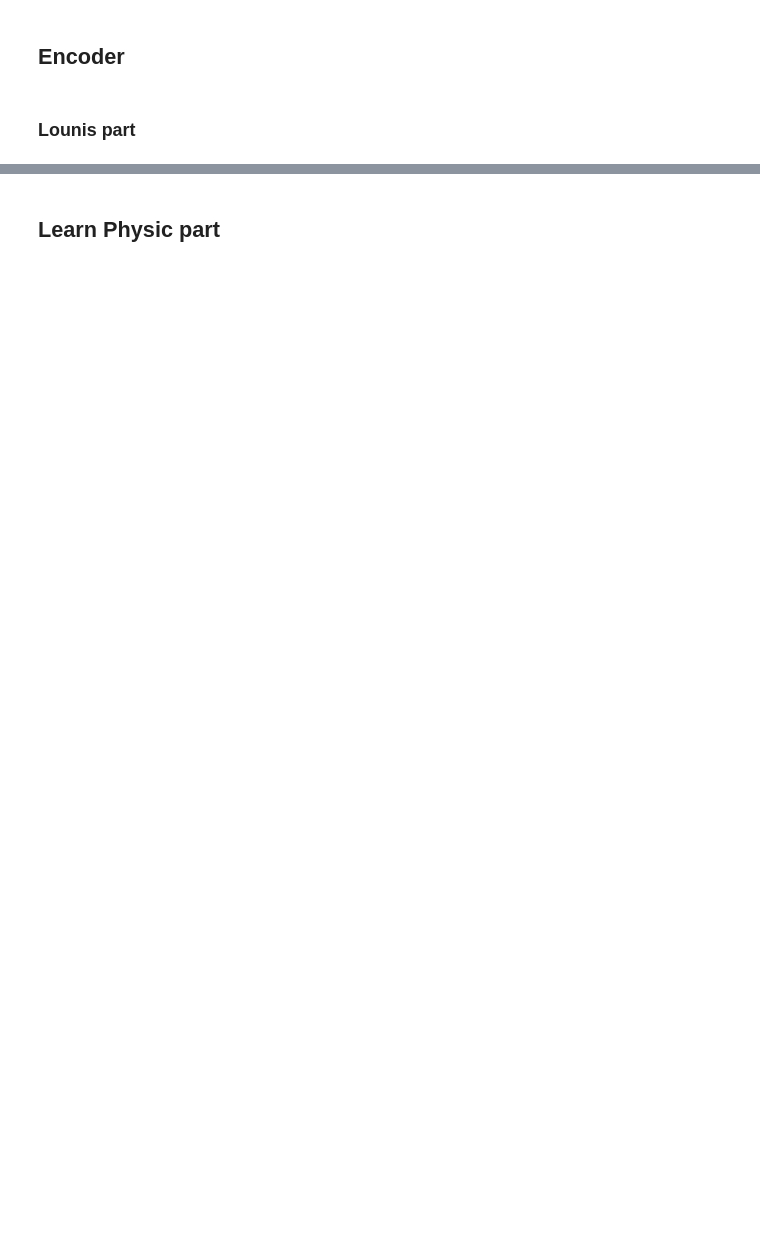
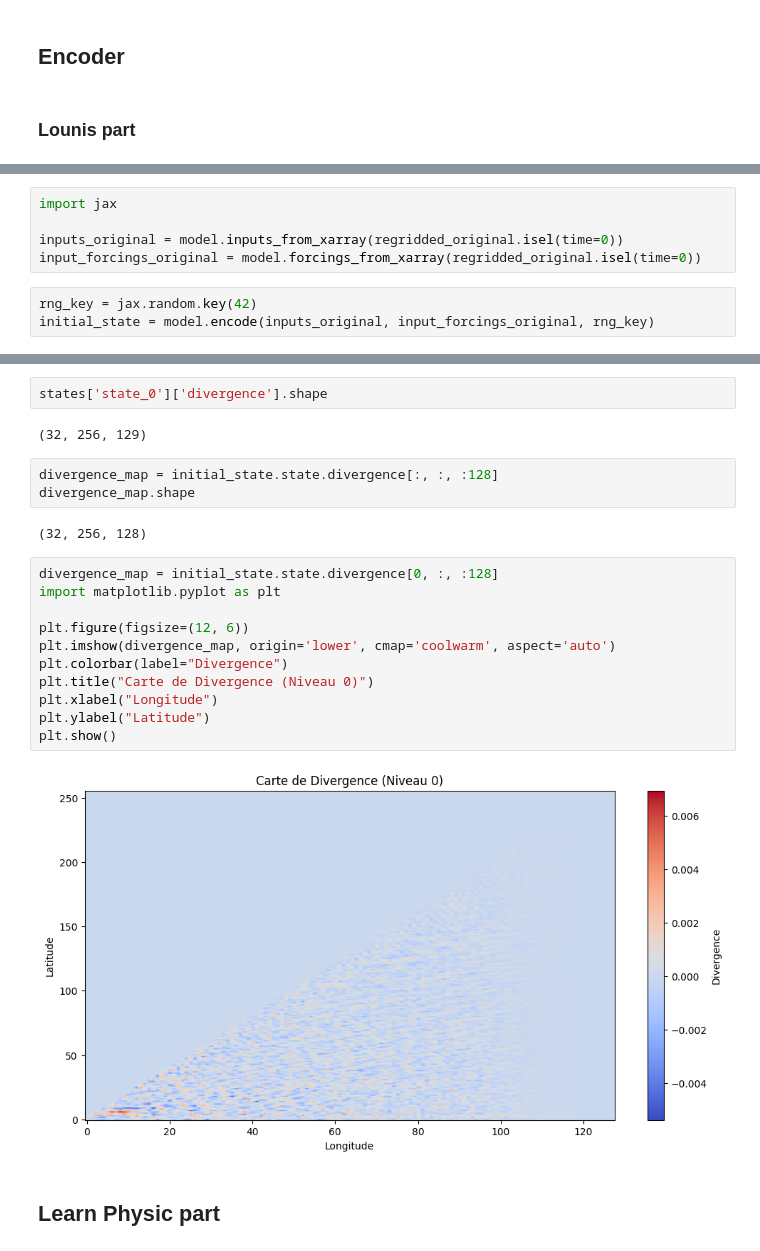
Before and after one commit to mylrcd/NeuralGCM, a Jupyter notebook: combinedModel/dataGeneration.ipynb, the cells around one changed output, grey strips where cells are left out. Saved outputs shown, nothing was run; the diff lists cells and outputs as text; blank space fills up the shorter version.

```diff
--- a/combinedModel/dataGeneration.ipynb
+++ b/combinedModel/dataGeneration.ipynb
@@ -147,0 +295,8 @@ Data variables:
+# %%
+import jax
+
+inputs_original = model.inputs_from_xarray(regridded_original.isel(time=0))
+input_forcings_original = model.forcings_from_xarray(regridded_original.isel(time=0))
+# %%
+rng_key = jax.random.key(42)
+initial_state = model.encode(inputs_original, input_forcings_original, rng_key)
@@ -148,3 +489,25 @@ Data variables:
+# %%
+states['state_0']['divergence'].shape
+# %% [output]
+(32, 256, 129)
+# %%
+divergence_map = initial_state.state.divergence[:, :, :128]
+divergence_map.shape
+# %% [output]
+(32, 256, 128)
+# %%
+divergence_map = initial_state.state.divergence[0, :, :128]
+import matplotlib.pyplot as plt
+
+plt.figure(figsize=(12, 6))
+plt.imshow(divergence_map, origin='lower', cmap='coolwarm', aspect='auto')
+plt.colorbar(label="Divergence")
+plt.title("Carte de Divergence (Niveau 0)")
+plt.xlabel("Longitude")
+plt.ylabel("Latitude")
+plt.show()
+# %% [output]
+[figure, added]
 # %% [markdown]
 ## Learn Physic part
 # %% [markdown]
```
Also changed, not shown: parts of 42 cells of this notebook, 3 other files.
